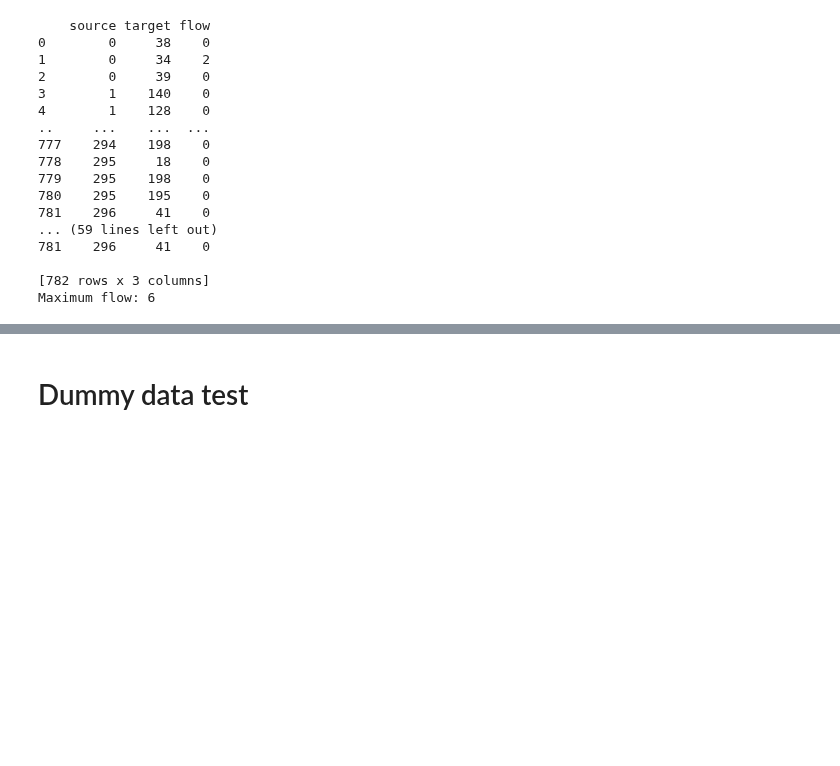
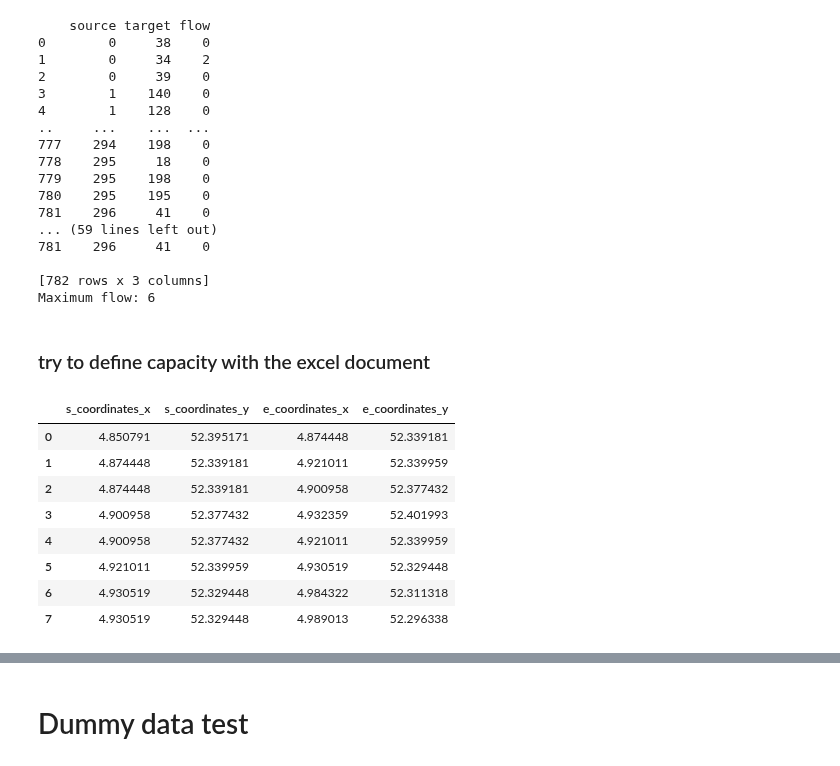
Before and after one commit to SYuGao/uvmt, a Jupyter notebook: notebooks/network_modelling.ipynb, the cells around one changed output, grey strips where cells are left out. Cells and saved outputs as stored; diff of their text form; code cells hidden in the pictures; blank space fills up the shorter version.

```diff
--- a/notebooks/network_modelling.ipynb
+++ b/notebooks/network_modelling.ipynb
@@ -760,3 +763,18 @@ for i, ax in enumerate(axes.flat):
 
 [782 rows x 3 columns]
 Maximum flow: 6
+# %% [markdown]
+### try to define capacity with the excel document
+# %%
+maximum_flow = pd.read_excel(r'./am_sub_maximum_flow.xlsx')
+maximum_flow
+# %% [output]
+|  | s_coordinates_x | s_coordinates_y | e_coordinates_x | e_coordinates_y |
+| 0 | 4.850791 | 52.395171 | 4.874448 | 52.339181 |
+| 1 | 4.874448 | 52.339181 | 4.921011 | 52.339959 |
+| 2 | 4.874448 | 52.339181 | 4.900958 | 52.377432 |
+| 3 | 4.900958 | 52.377432 | 4.932359 | 52.401993 |
+| 4 | 4.900958 | 52.377432 | 4.921011 | 52.339959 |
+| 5 | 4.921011 | 52.339959 | 4.930519 | 52.329448 |
+| 6 | 4.930519 | 52.329448 | 4.984322 | 52.311318 |
+| 7 | 4.930519 | 52.329448 | 4.989013 | 52.296338 |
```
Also changed, not shown: parts of 9 cells of this notebook, 1 other file.
